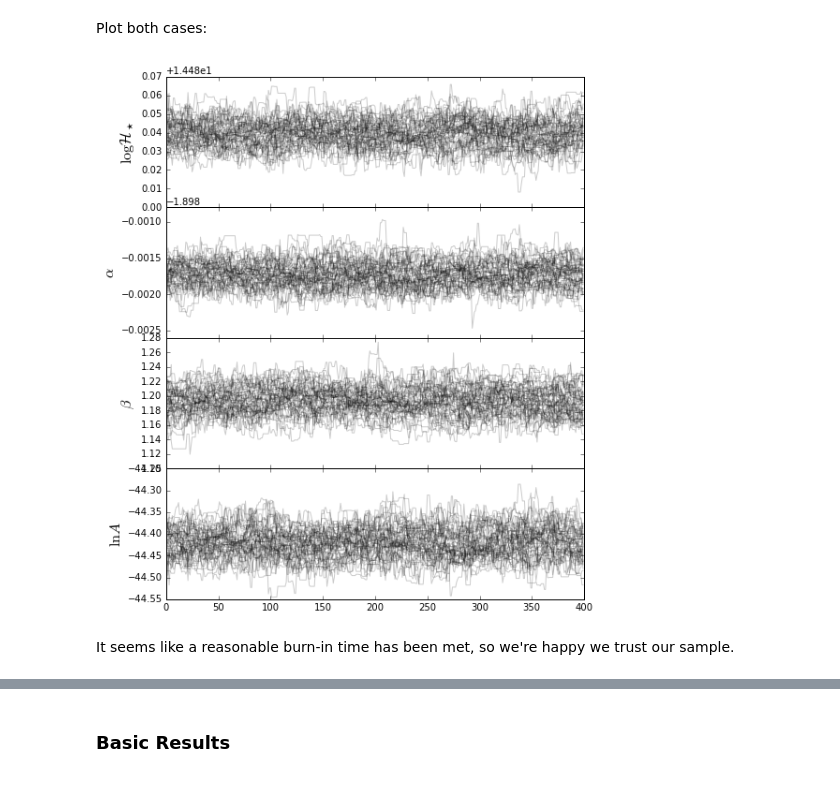
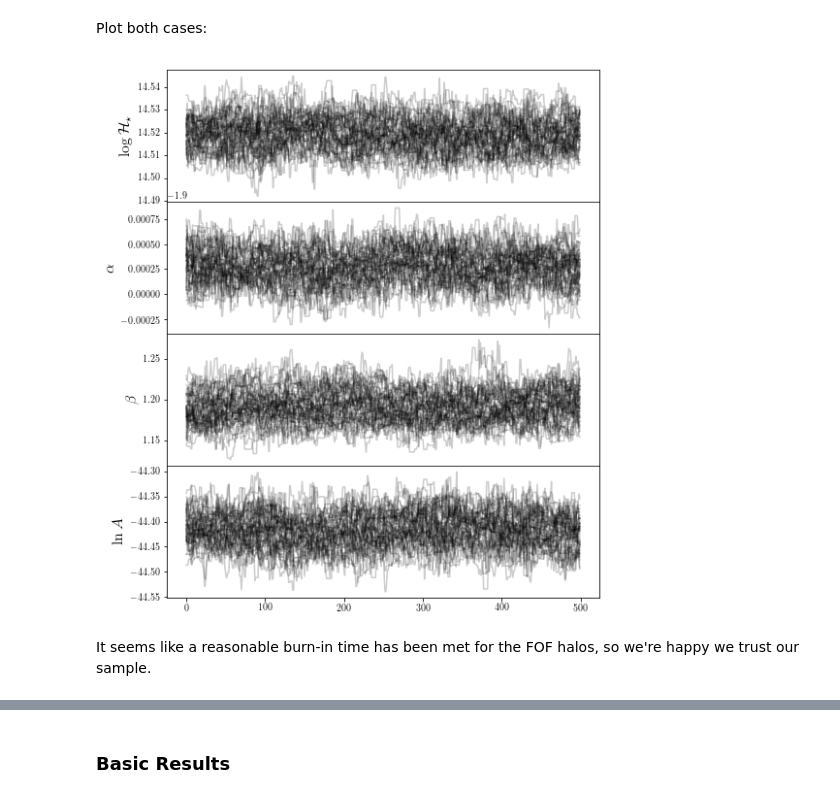
Before and after one commit to steven-murray/mrpy, a Jupyter notebook: docs/examples/fit_simulation_suite.ipynb, the cells around one changed output, grey strips where cells are left out. Saved outputs shown, nothing was run; the diff lists cells and outputs as text; code cells hidden in the pictures.

```diff
--- a/docs/examples/fit_simulation_suite.ipynb
+++ b/docs/examples/fit_simulation_suite.ipynb
@@ -162,5 +241,6 @@ np.savez("n2gc_analysis/n2gc_mcmc_chain",chain=fitobj.mcmc_res.chain)
 # %%
-chain = np.load("n2gc_analysis/n2gc_mcmc_chain.npz")['chain']
+chain_so = np.load("n2gc_analysis/n2gc_mcmc_chain_so.npz")['chain']
+chain_fof = np.load("n2gc_analysis/n2gc_mcmc_chain_fof.npz")['chain']
 # %% [markdown]
 ## Analysis
 # %% [markdown]
@@ -178,9 +258,9 @@ def traceplot(keys,chains):
 # %% [markdown]
 Plot both cases:
 # %%
-fig0 = traceplot([r"$ \log \mathcal{H}_\star$",r"$\alpha$",r'$\beta$',r"$\ln A$"],chain)
+fig0 = traceplot([r"$ \log \mathcal{H}_\star$",r"$\alpha$",r'$\beta$',r"$\ln A$"],chain_fof)
 plt.show()
 # %% [output]
-[figure, old version]
+[figure, new version]
 # %% [markdown]
-It seems like a reasonable burn-in time has been met, so we're happy we trust our sample.
+It seems like a reasonable burn-in time has been met for the FOF halos, so we're happy we trust our sample.
```
Also changed, not shown: parts of 46 cells of this notebook, 43 other files.
